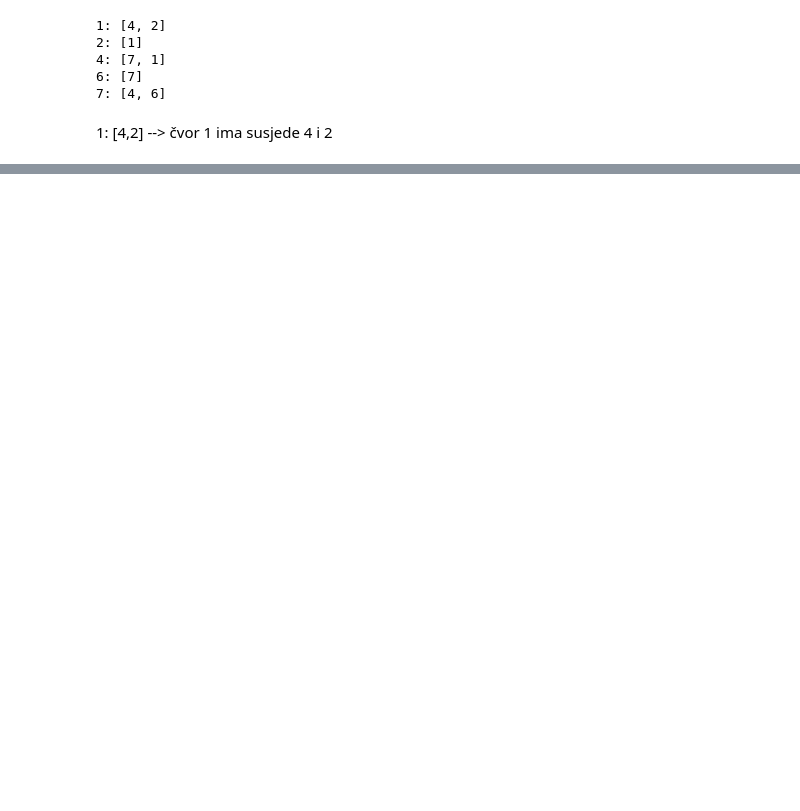
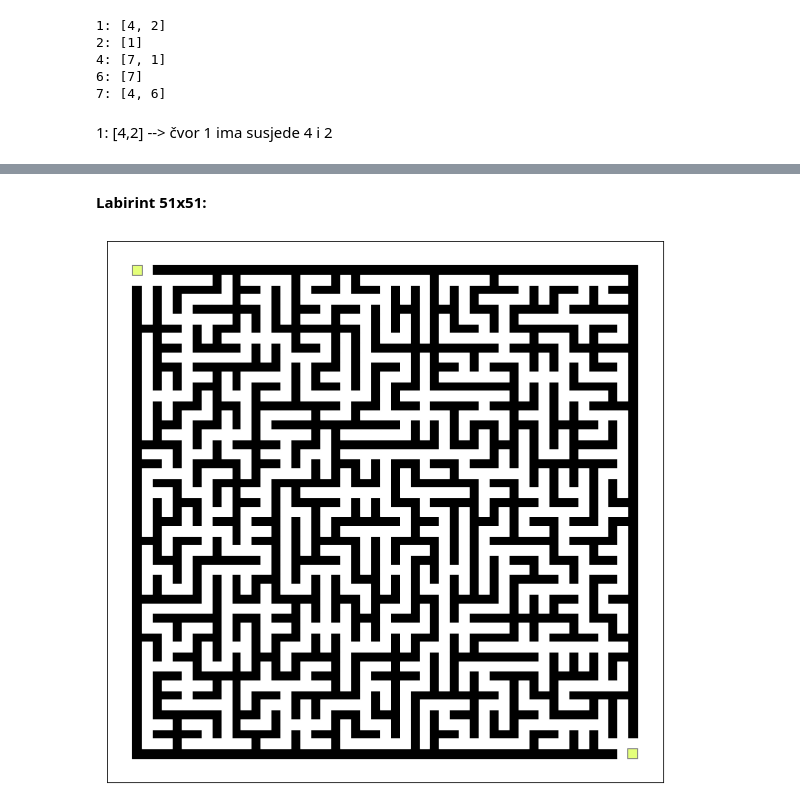
Before and after one commit to lornovak/MS-esej1, a Jupyter notebook: Esej 1..ipynb, the cells around one changed output, grey strips where cells are left out. Cells and saved outputs as stored; diff of their text form; code cells hidden in the pictures; blank space fills up the shorter version.

```diff
--- a/Esej 1..ipynb
+++ b/Esej 1..ipynb
@@ -637,0 +718,8 @@ IDEJA ZA USPOREDBU - pokrenuti na nekoliko labirinta, spremiti duljine posjeceni
+# %% [markdown]
+**Labirint 51x51:**
+# %%
+lab51=read_from_txt("lab_51.txt")
+last51 = 51**2-1
+draw(lab51,[],[])
+# %% [output]
+[figure, added]
```
Also changed, not shown: parts of 60 cells of this notebook, 6 other files.
